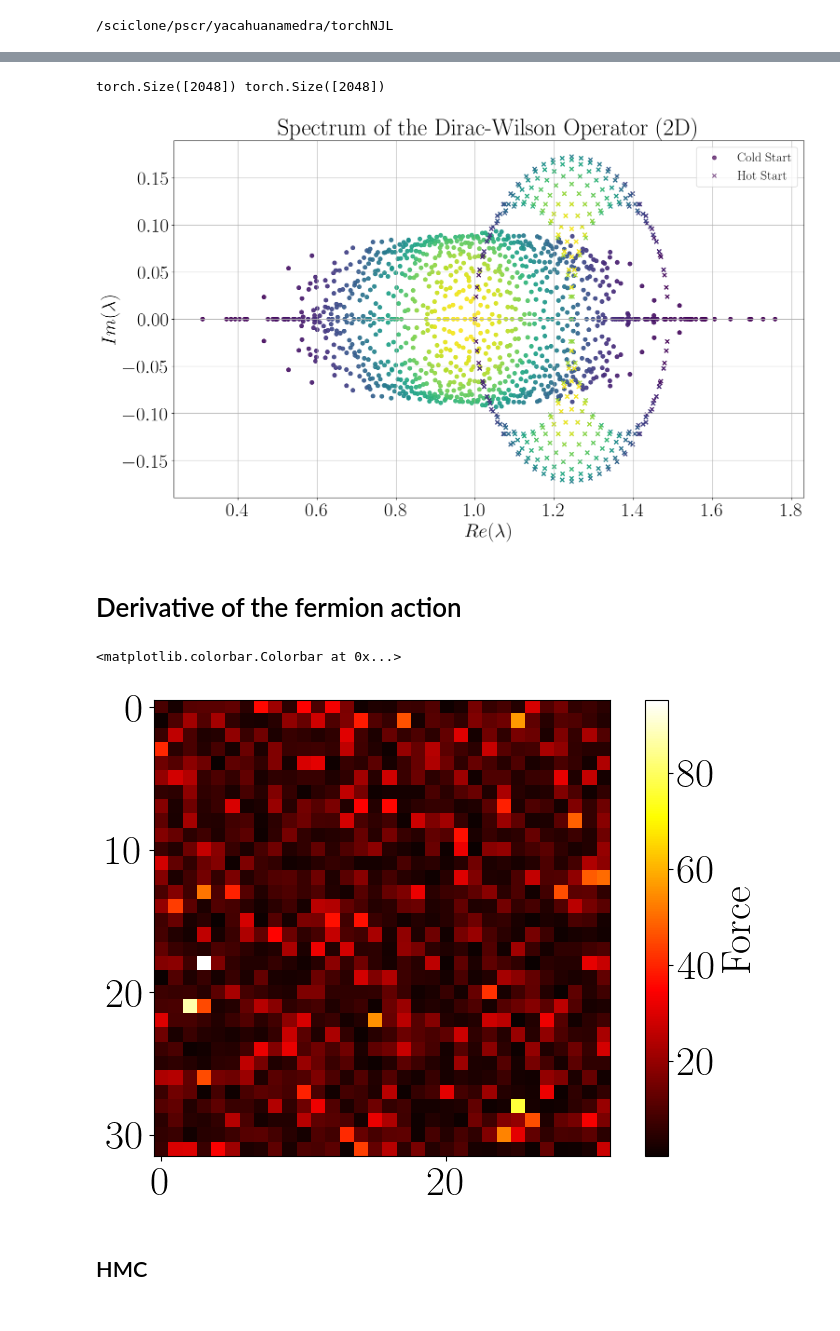
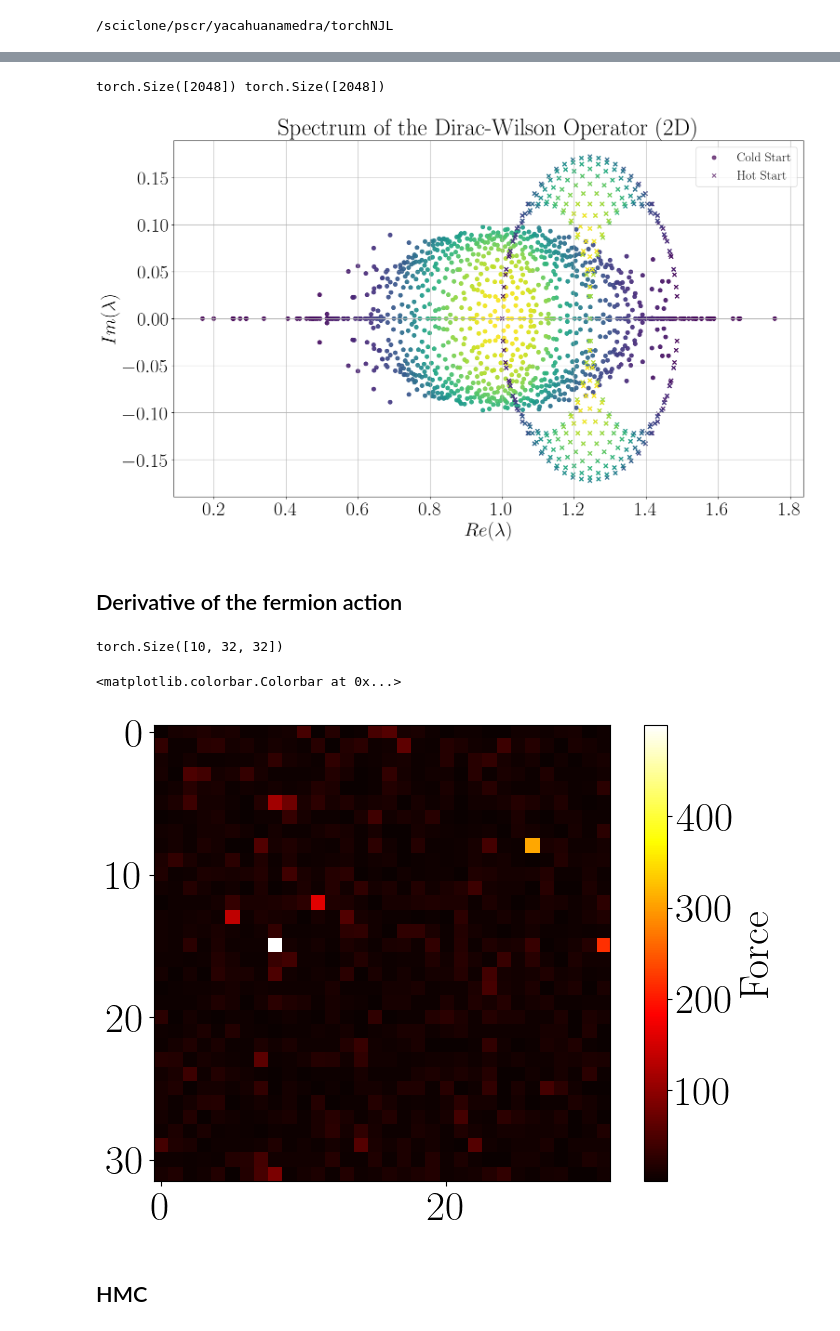
Before and after one commit to orginos/torchQFT, a Jupyter notebook: njl.ipynb, the cells around one changed output, grey strips where cells are left out. Cells and saved outputs as stored; diff of their text form; code cells hidden in the pictures.

```diff
--- a/njl.ipynb
+++ b/njl.ipynb
@@ -54,7 +52,7 @@ mpl.rc('font', **font)
 # %%
 import njl as psi
 L = 32
-model = psi.njl(V=(L,L), l=0.2, m=0.1,Nf=2,batch_size=2)
+model = psi.njl(V=(L,L), l=4.0, m=0.1,Nf=2,batch_size=10)
 sig=model.hotStart()
 D_W = model.build_DW_wilson(sig)
 sig1=model.coldStart()
@@ -97,9 +95,9 @@ plt.grid(True)
 plt.show()
 # %% [output]
 torch.Size([2048]) torch.Size([2048])
-[figure, old version]
+[figure, new version]
 # %% [markdown]
-# Derivative of the fermion action
+## Derivative of the fermion action
 # %%
 V = L * L
 phi = model.pseudofermion_field(D_W)
@@ -116,13 +114,17 @@ for x_pos in range(L):
             # grad_Sf = 2 * Re[ x†(x) * phi(x) ]
             f = 2.0 * tr.real(tr.conj(x[:, idx, 0]) * x[:, idx, 0])
             force[:, x_pos, y_pos] += f
+# %%
+force.shape
+# %% [output]
+torch.Size([10, 32, 32])
 # %%
 #plot force magnitude
 plt.figure(figsize=(8, 6))
-plt.imshow(force[0].numpy(), cmap='hot')
+plt.imshow(force[1].numpy(), cmap='hot')
 plt.colorbar(label='Force')
 # %% [output]
 <matplotlib.colorbar.Colorbar at 0x...>
-[figure, old version]
+[figure, new version]
 # %% [markdown]
 ## HMC
```
Also changed, not shown: parts of 3 cells of this notebook, 1 other file.
